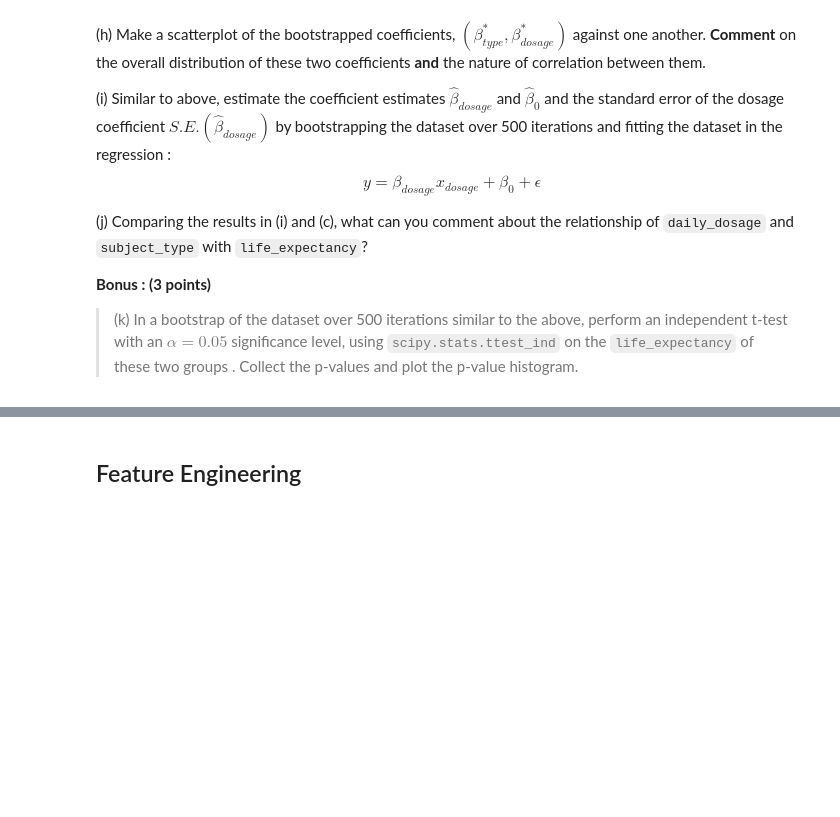
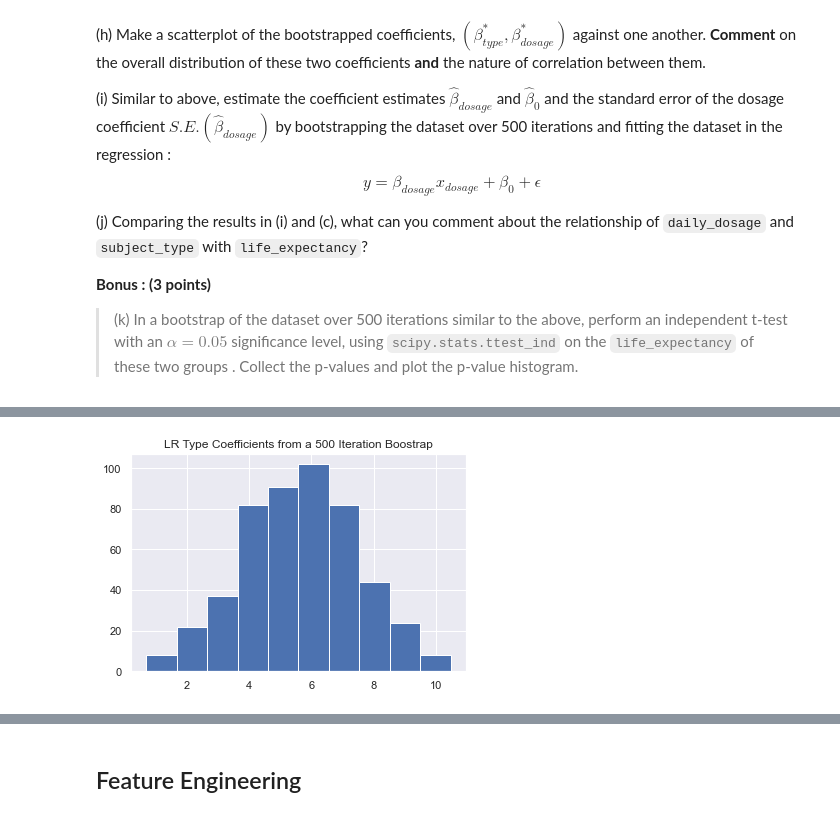
Before and after one commit to matteo-esposito/ift-6758, a Jupyter notebook: homework/h2/IFT_6758_HW_2_(En).ipynb, the cells around one changed output, grey strips where cells are left out. Drawn from its saved outputs; the diff is of its cells as text; code cells hidden in the pictures; blank space fills up the shorter version.

```diff
--- a/homework/h2/IFT_6758_HW_2_(En).ipynb
+++ b/homework/h2/IFT_6758_HW_2_(En).ipynb
@@ -254,0 +355,5 @@ trials = pd.read_csv(path.format('drug-trials.csv'))
+# %%
+plt.title("LR Type Coefficients from a 500 Iteration Boostrap")
+plt.hist(coef_type);
+# %% [output]
+[figure, added]
```
Also changed, not shown: parts of 70 cells of this notebook, 22 other files.
